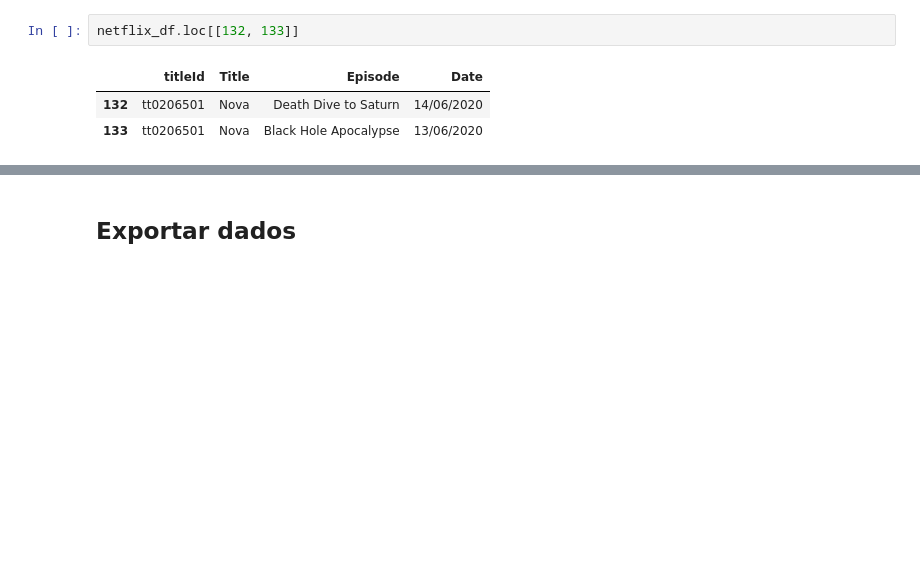
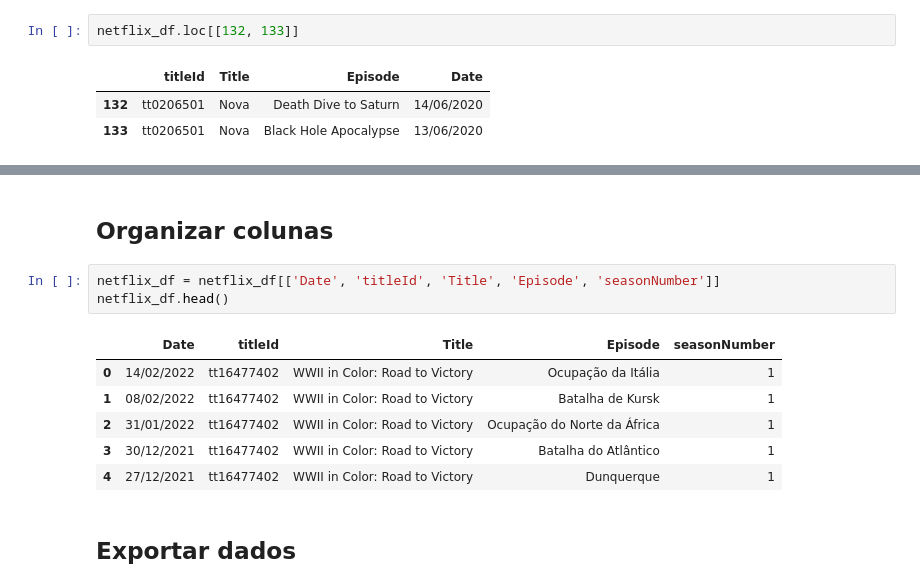
Before and after one commit to vichShir/netflix-analysis, a Jupyter notebook: notebooks/Netflix_Analysis.ipynb, the cells around one changed output, grey strips where cells are left out. Cells and saved outputs as stored; diff of their text form; blank space fills up the shorter version.

Commit message:
Melhorado: criação de coluna do número da temporada

```diff
--- a/notebooks/Netflix_Analysis.ipynb
+++ b/notebooks/Netflix_Analysis.ipynb
@@ -511,3 +523,15 @@ netflix_df.loc[[132, 133]]
+# %% [markdown]
+## Organizar colunas
+# %%
+netflix_df = netflix_df[['Date', 'titleId', 'Title', 'Episode', 'seasonNumber']]
+netflix_df.head()
+# %% [output]
+|  | Date | titleId | Title | Episode | seasonNumber |
+| 0 | 14/02/2022 | tt16477402 | WWII in Color: Road to Victory | Ocupação da Itália | 1 |
+| 1 | 08/02/2022 | tt16477402 | WWII in Color: Road to Victory | Batalha de Kursk | 1 |
+| 2 | 31/01/2022 | tt16477402 | WWII in Color: Road to Victory | Ocupação do Norte da África | 1 |
+| 3 | 30/12/2021 | tt16477402 | WWII in Color: Road to Victory | Batalha do Atlântico | 1 |
+| 4 | 27/12/2021 | tt16477402 | WWII in Color: Road to Victory | Dunquerque | 1 |
 # %% [markdown]
 ## Exportar dados
 # %%
```
Also changed, not shown: parts of 15 cells of this notebook, 1 other file.
